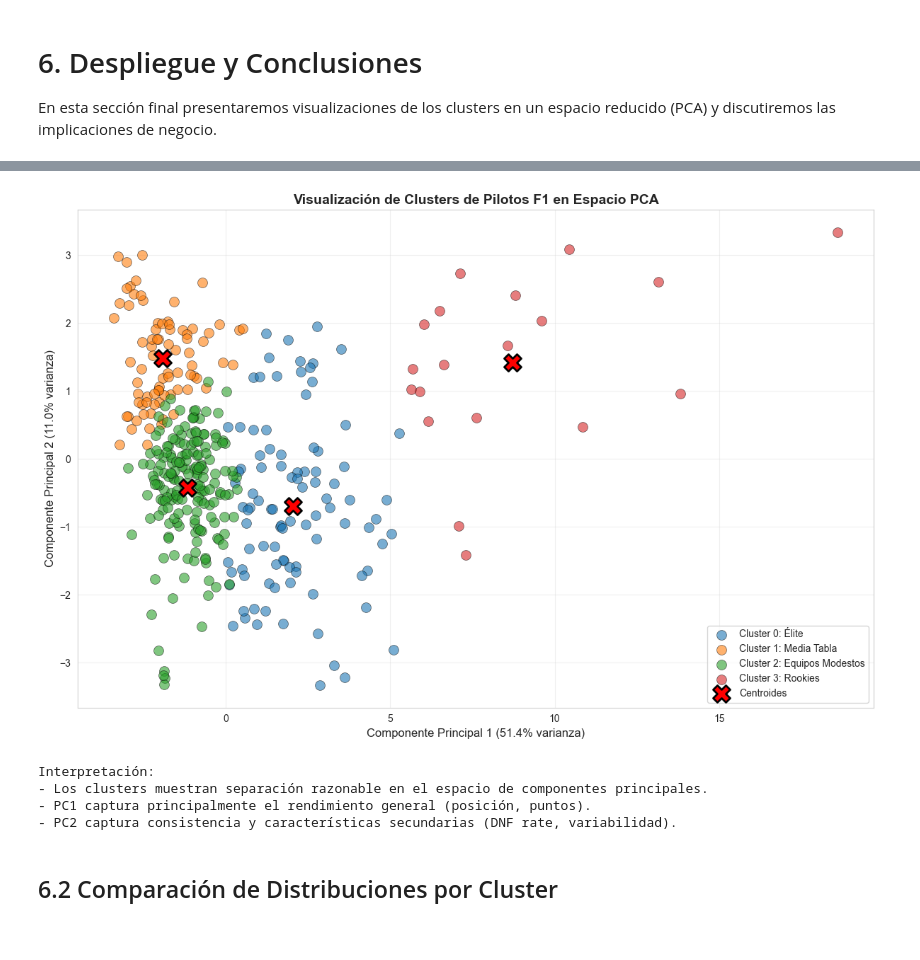
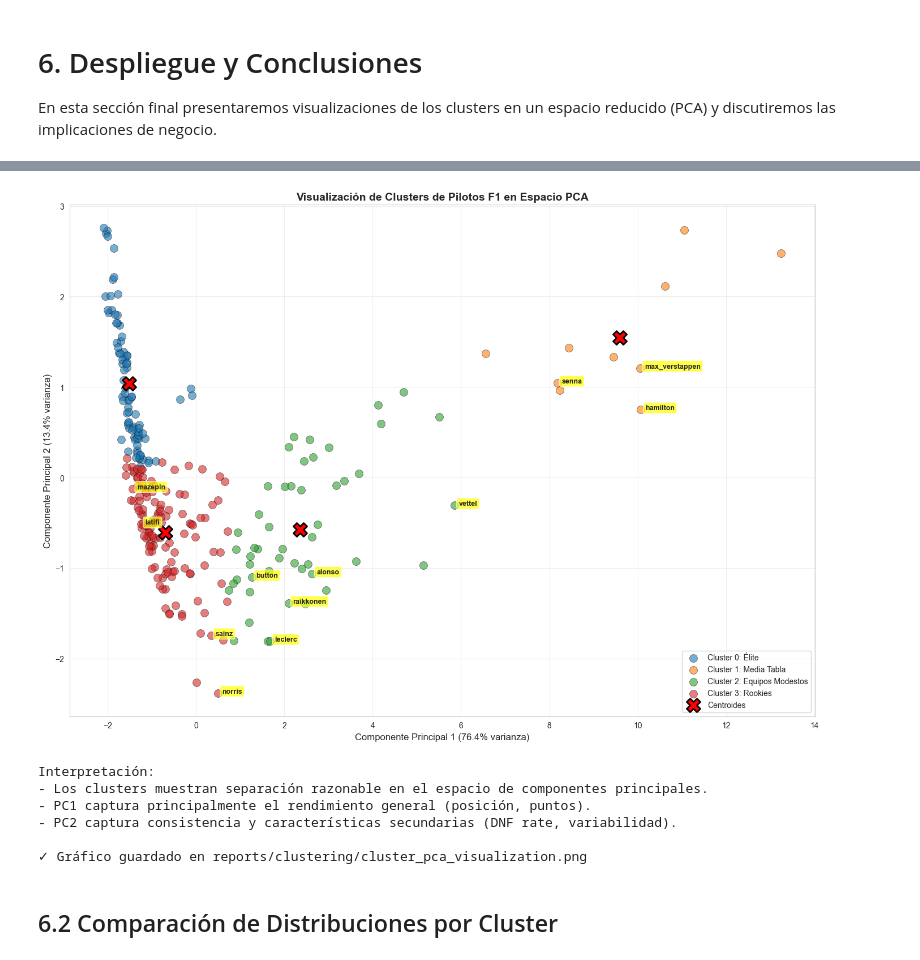
Before and after one commit to Luissalamanca23/F1_ML, a Jupyter notebook: 03_evaluacion_clustering_f1.ipynb, the cells around one changed output, grey strips where cells are left out. Cells and saved outputs as stored; diff of their text form; code cells hidden in the pictures.

```diff
--- a/03_evaluacion_clustering_f1.ipynb
+++ b/03_evaluacion_clustering_f1.ipynb
@@ -666,14 +714,15 @@ Features seleccionadas:
 # %%
-# Aplicar StandardScaler
-scaler = StandardScaler()
+# Aplicar RobustScaler (mejor para outliers que StandardScaler)
+scaler = RobustScaler()
 X_scaled = scaler.fit_transform(X)
 
 # Convertir a DataFrame para mantener nombres de columnas
 X_scaled_df = pd.DataFrame(X_scaled, columns=features_clustering, index=X.index)
 
-print("✓ Datos escalados con StandardScaler")
-print(f"\nEstadísticas después del escalado (media ≈ 0, std ≈ 1):")
+print("✓ Datos escalados con RobustScaler")
+print(f"\nEstadísticas después del escalado (mediana ≈ 0, escala robusta):")
 display(X_scaled_df.describe())
+print(f"\nRobustScaler usa mediana y rango intercuartil, haciéndolo robusto ante outliers.")
 
 # Visualizar distribución antes y después del escalado
 fig, axes = plt.subplots(1, 2, figsize=(14, 5))
@@ -1143,15 +1208,18 @@ for cluster_id in range(K_OPTIMO):
 
     print(f"\nTamaño: {len(cluster_data)} pilotos")
     print(f"\nCaracterísticas promedio:")
-    print(f"  - Posición promedio: {cluster_data['avg_position'].mean():.2f}")
+    print(f"  - Posición final promedio: {cluster_data['avg_finish'].mean():.2f}")
+    print(f"  - Posición parrilla promedio: {cluster_data['avg_grid'].mean():.2f}")
+    print(f"  - Tasa de victorias: {cluster_data['win_rate'].mean():.2%}")
     print(f"  - Tasa de podios: {cluster_data['podium_rate'].mean():.2f}%")
+    print(f"  - Tasa de top 10: {cluster_data['top10_rate'].mean():.2f}%")
     print(f"  - Puntos por carrera: {cluster_data['points_per_race'].mean():.2f}")
-    print(f"  - Carreras disputadas: {cluster_data['career_races'].mean():.0f}")
+    print(f"  - Carreras disputadas: {cluster_data['total_races'].mean():.0f}")
     print(f"  - Tasa de DNF: {cluster_data['dnf_rate'].mean():.2f}%")
-    print(f"  - Consistencia (std position): {cluster_data['consistency_score'].mean():.2f}")
+    print(f"  - Posiciones ganadas (racecraft): {cluster_data['avg_positions_gained'].mean():.2f}")
 
-    print(f"\nEjemplos de pilotos en este cluster:")
-    ejemplos = cluster_data.nlargest(5, 'total_points')[['driverRef', 'avg_position', 'podium_rate', 'total_points', 'career_races']]
+    print(f"\nEjemplos de pilotos en este cluster (top 5 por puntos totales):")
+    ejemplos = cluster_data.nlargest(5, 'total_points')[['driverRef', 'avg_finish', 'podium_rate', 'total_points', 'total_races']]
     display(ejemplos)
 # %% [output]
 ================================================================================
@@ -1307,39 +1748,50 @@ Varianza explicada:
 # %%
-# Visualizar clusters en espacio PCA
-plt.figure(figsize=(12, 8))
-
-colores_clusters = ['#1f77b4', '#ff7f0e', '#2ca02c', '#d62728']
-nombres_clusters = ['Élite', 'Media Tabla', 'Equipos Modestos', 'Rookies']
+# Visualizar clusters en espacio PCA con etiquetas de pilotos famosos
+plt.figure(figsize=(14, 10))
 
 for cluster_id in range(K_OPTIMO):
     cluster_data = df_clustering[df_clustering['cluster'] == cluster_id]
     plt.scatter(cluster_data['PC1'], cluster_data['PC2'],
                 c=colores_clusters[cluster_id], label=f'Cluster {cluster_id}: {nombres_clusters[cluster_id]}',
                 alpha=0.6, s=100, edgecolors='black', linewidth=0.5)
 
 # Marcar centroides en espacio PCA
 centroides_pca = pca.transform(kmeans_final.cluster_centers_)
 plt.scatter(centroides_pca[:, 0], centroides_pca[:, 1],
             c='red', marker='X', s=300, edgecolors='black', linewidth=2, label='Centroides')
 
+# Etiquetar pilotos famosos
+pilotos_famosos = ['hamilton', 'schumacher', 'senna', 'max_verstappen', 'alonso', 'latifi', 'mazepin',
+                   'vettel', 'raikkonen', 'button', 'leclerc', 'norris', 'sainz']
+for _, row in df_clustering.iterrows():
+    if row['driverRef'] in pilotos_famosos:
+        plt.text(row['PC1']+0.1, row['PC2'], row['driverRef'], fontsize=9, fontweight='bold',
+                bbox=dict(boxstyle='round,pad=0.3', facecolor='yellow', alpha=0.7))
+
 plt.xlabel(f'Componente Principal 1 ({pca.explained_variance_ratio_[0]*100:.1f}% varianza)', fontsize=12)
 plt.ylabel(f'Componente Principal 2 ({pca.explained_variance_ratio_[1]*100:.1f}% varianza)', fontsize=12)
 plt.title('Visualización de Clusters de Pilotos F1 en Espacio PCA', fontsize=14, fontweight='bold')
 plt.legend(loc='best', fontsize=10)
 plt.grid(True, alpha=0.3)
 plt.tight_layout()
+
+# Guardar gráfico
+plt.savefig(os.path.join(REPORT_DIR, 'cluster_pca_visualization.png'), dpi=300, bbox_inches='tight')
 plt.show()
 
 print("\nInterpretación:")
 print("- Los clusters muestran separación razonable en el espacio de componentes principales.")
 print("- PC1 captura principalmente el rendimiento general (posición, puntos).")
 print("- PC2 captura consistencia y características secundarias (DNF rate, variabilidad).")
+print(f"\n✓ Gráfico guardado en {os.path.join(REPORT_DIR, 'cluster_pca_visualization.png')}")
 # %% [output]
-[figure, old version]
+[figure, new version]
 Interpretación:
 - Los clusters muestran separación razonable en el espacio de componentes principales.
 - PC1 captura principalmente el rendimiento general (posición, puntos).
 - PC2 captura consistencia y características secundarias (DNF rate, variabilidad).
+
+✓ Gráfico guardado en reports/clustering/cluster_pca_visualization.png
 # %% [markdown]
 ## 6.2 Comparación de Distribuciones por Cluster
 # %%
```
Also changed, not shown: parts of 39 cells of this notebook, 1 other file.
